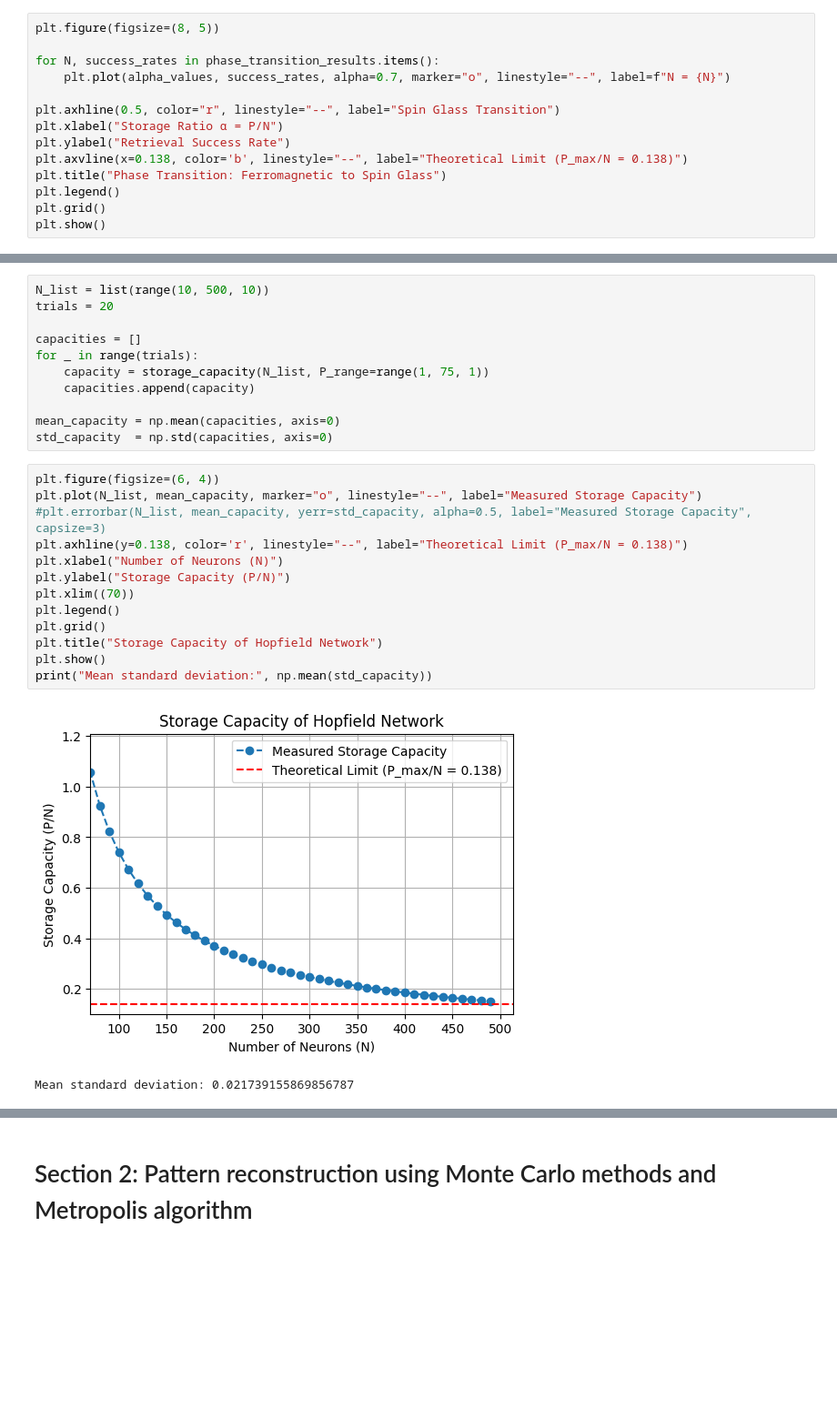
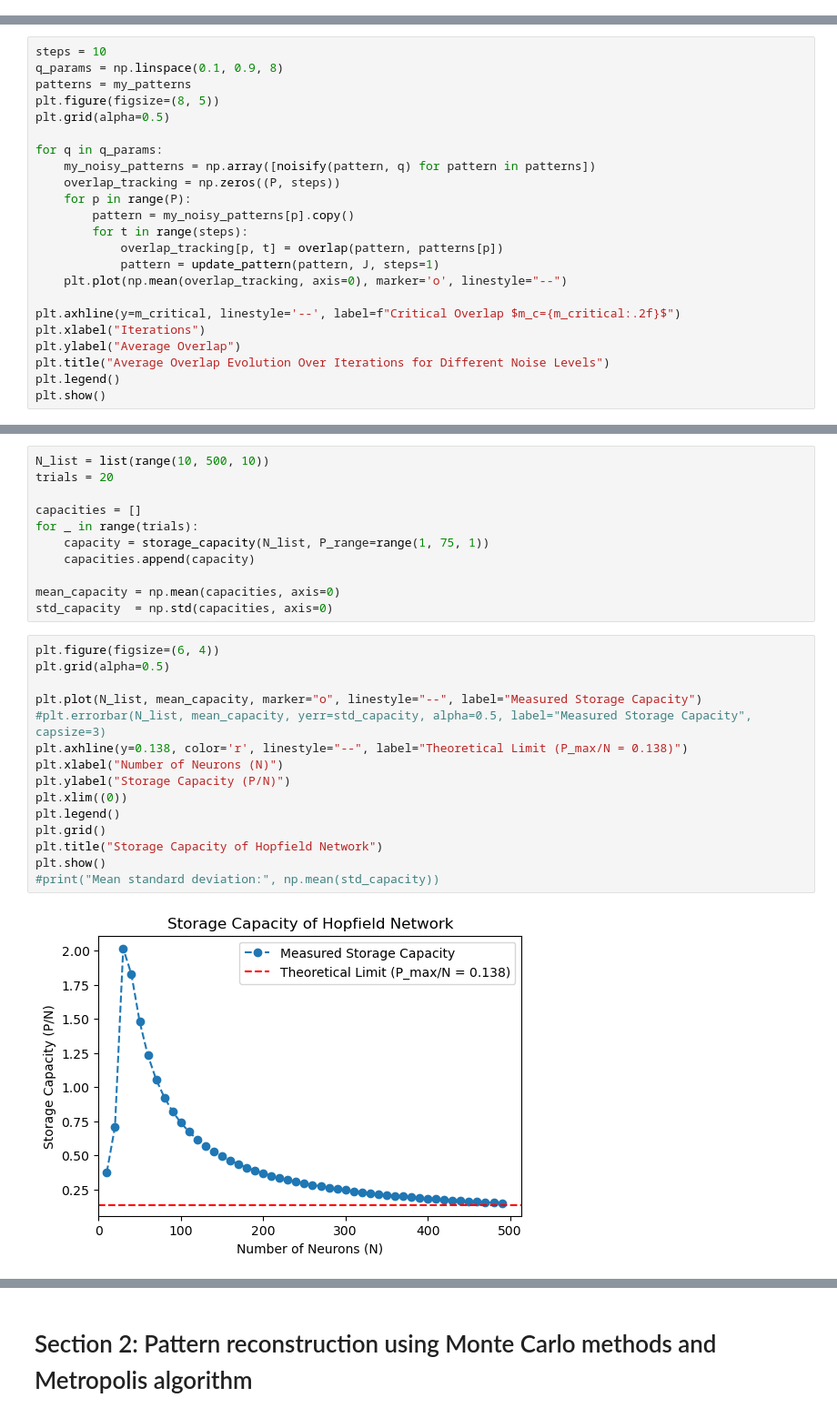
Before and after one commit to edoardo-damore/hopfield_model_and_data_reconstruction, a Jupyter notebook: hopfield_model_and_data_reconstruction.ipynb, the cells around one changed output, grey strips where cells are left out. Shown at 91% size. Drawn from its saved outputs; the diff is of its cells as text; blank space fills up the shorter version.

```diff
--- a/hopfield_model_and_data_reconstruction.ipynb
+++ b/hopfield_model_and_data_reconstruction.ipynb
@@ -400,14 +24,0 @@ for N in N_values:
-# %%
-plt.figure(figsize=(8, 5))
-
-for N, success_rates in phase_transition_results.items():
-    plt.plot(alpha_values, success_rates, alpha=0.7, marker="o", linestyle="--", label=f"N = {N}")
-
-plt.axhline(0.5, color="r", linestyle="--", label="Spin Glass Transition")
-plt.xlabel("Storage Ratio α = P/N")
-plt.ylabel("Retrieval Success Rate")
-plt.axvline(x=0.138, color='b', linestyle="--", label="Theoretical Limit (P_max/N = 0.138)")
-plt.title("Phase Transition: Ferromagnetic to Spin Glass")
-plt.legend()
-plt.grid()
-plt.show()
@@ -580,0 +455,23 @@ As a function of increasing $p$, we can find the largest $p_{max}$ beyond which
+# %%
+steps = 10
+q_params = np.linspace(0.1, 0.9, 8)
+patterns = my_patterns
+plt.figure(figsize=(8, 5))
+plt.grid(alpha=0.5)
+
+for q in q_params:
+    my_noisy_patterns = np.array([noisify(pattern, q) for pattern in patterns])
+    overlap_tracking = np.zeros((P, steps))
+    for p in range(P):
+        pattern = my_noisy_patterns[p].copy()
+        for t in range(steps):
+            overlap_tracking[p, t] = overlap(pattern, patterns[p])
+            pattern = update_pattern(pattern, J, steps=1)
+    plt.plot(np.mean(overlap_tracking, axis=0), marker='o', linestyle="--")
+
+plt.axhline(y=m_critical, linestyle='--', label=f"Critical Overlap $m_c={m_critical:.2f}$")
+plt.xlabel("Iterations")
+plt.ylabel("Average Overlap")
+plt.title("Average Overlap Evolution Over Iterations for Different Noise Levels")
+plt.legend()
+plt.show()
@@ -591,17 +663,18 @@ mean_capacity = np.mean(capacities, axis=0)
 std_capacity  = np.std(capacities, axis=0)
 # %%
 plt.figure(figsize=(6, 4))
+plt.grid(alpha=0.5)
+
 plt.plot(N_list, mean_capacity, marker="o", linestyle="--", label="Measured Storage Capacity")
 #plt.errorbar(N_list, mean_capacity, yerr=std_capacity, alpha=0.5, label="Measured Storage Capacity", capsize=3)
 plt.axhline(y=0.138, color='r', linestyle="--", label="Theoretical Limit (P_max/N = 0.138)")
 plt.xlabel("Number of Neurons (N)")
 plt.ylabel("Storage Capacity (P/N)")
-plt.xlim((70))
+plt.xlim((0))
 plt.legend()
 plt.grid()
 plt.title("Storage Capacity of Hopfield Network")
 plt.show()
-print("Mean standard deviation:", np.mean(std_capacity))
+#print("Mean standard deviation:", np.mean(std_capacity))
 # %% [output]
-[figure, old version]
+[figure, new version]
-Mean standard deviation: 0.021739155869856787
```
Also changed, not shown: parts of 65 cells of this notebook.
